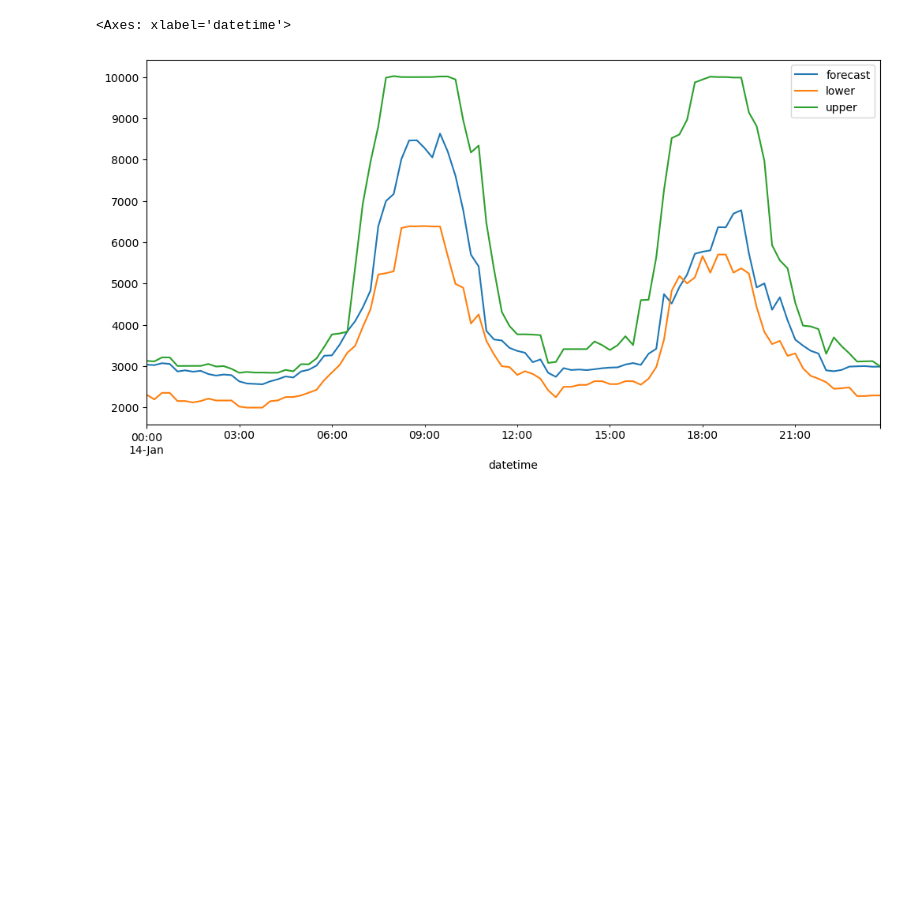
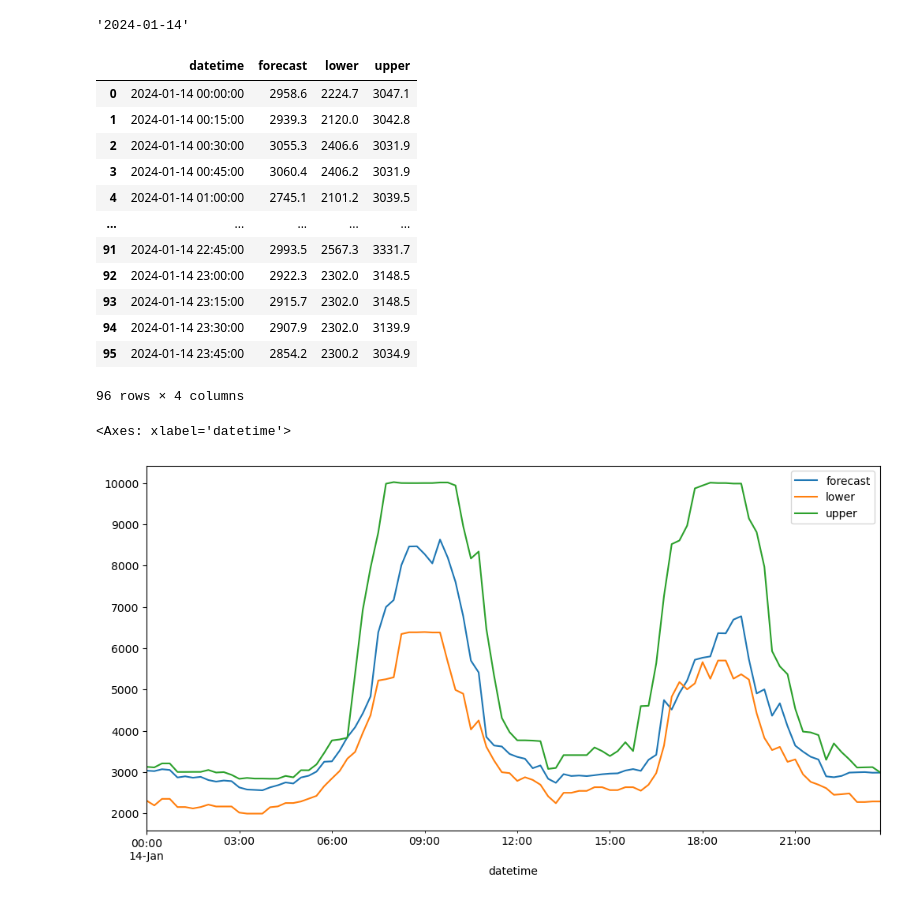
Before and after one commit to amanbhatt97/price-forecast-iex, a Jupyter notebook: notebooks/dam_forecast.ipynb, the cells around one changed output. Cells and saved outputs as stored; diff of their text form; code cells hidden in the pictures; blank space fills up the shorter version.

```diff
--- a/notebooks/dam_forecast.ipynb
+++ b/notebooks/dam_forecast.ipynb
@@ -30,6 +29,7 @@ iex_data = IexDataFetcher()
 weather_data = WeatherDataFetcher()
 
 featured_data = FeatureEngineering(PROJECT_PATH)
+forecasting = ModelForecaster(models_path)
 # %%
 dam = iex_data._get_processed_data('dam')
 rtm = iex_data._get_processed_data('rtm')
@@ -143,10 +58,30 @@ def forecasting_date(df, market_type):
 # %%
-forecast_date = forecasting_date(data, 'dam')
+forecast_date = forecasting.forecasting_date(data, 'dam')
 # %%
-forecast = create_forecast(data, forecast_date, models_path)
+forecast = forecasting.create_forecast(data, forecast_date)
 # %%
 q = pd.DataFrame(pd.date_range(start = forecast_date, periods = 96, freq = '15min'), columns = ['datetime'])
 forecast = pd.concat([q,forecast],axis = 1)
+# %%
+forecast_date
+# %% [output]
+'2024-01-14'
+# %%
+forecast
+# %% [output]
+|  | datetime | forecast | lower | upper |
+| 0 | 2024-01-14 00:00:00 | 2958.6 | 2224.7 | 3047.1 |
+| 1 | 2024-01-14 00:15:00 | 2939.3 | 2120.0 | 3042.8 |
+| 2 | 2024-01-14 00:30:00 | 3055.3 | 2406.6 | 3031.9 |
+| 3 | 2024-01-14 00:45:00 | 3060.4 | 2406.2 | 3031.9 |
+| 4 | 2024-01-14 01:00:00 | 2745.1 | 2101.2 | 3039.5 |
+| ... | ... | ... | ... | ... |
+| 91 | 2024-01-14 22:45:00 | 2993.5 | 2567.3 | 3331.7 |
+| 92 | 2024-01-14 23:00:00 | 2922.3 | 2302.0 | 3148.5 |
+| 93 | 2024-01-14 23:15:00 | 2915.7 | 2302.0 | 3148.5 |
+| 94 | 2024-01-14 23:30:00 | 2907.9 | 2302.0 | 3139.9 |
+| 95 | 2024-01-14 23:45:00 | 2854.2 | 2300.2 | 3034.9 |
+96 rows × 4 columns
 # %%
 forecast.set_index('datetime').plot()
 # %% [output]
```
Also changed, not shown: parts of 5 cells of this notebook, 6 other files.
